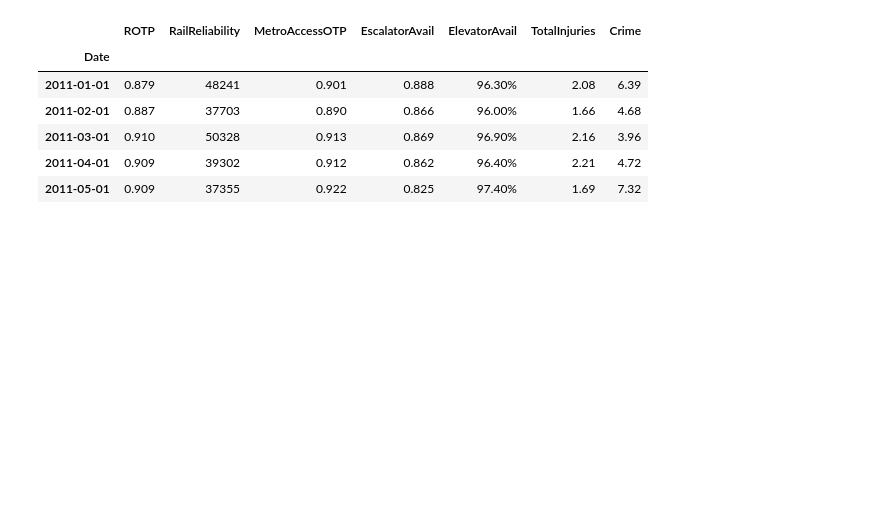
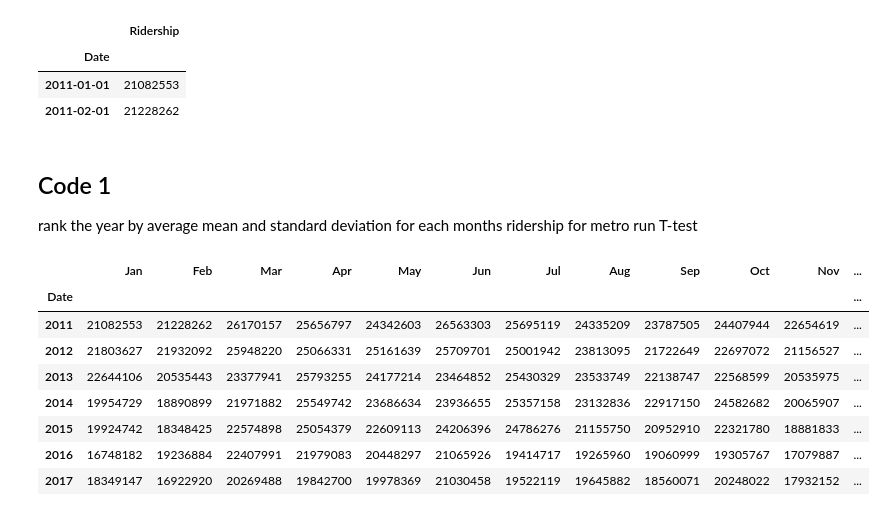
Before and after one commit to yegorkryukov/dc_public_transport, a Jupyter notebook: project_3.ipynb, the cells around one changed output. Saved outputs shown, nothing was run; the diff lists cells and outputs as text; code cells hidden in the pictures; blank space fills up the shorter version.

```diff
--- a/project_3.ipynb
+++ b/project_3.ipynb
@@ -108,10 +60,31 @@ plt.show()
-# %%
-metro_df.head()
-# %% [output]
-|  | ROTP | RailReliability | MetroAccessOTP | EscalatorAvail | ElevatorAvail | TotalInjuries | Crime |
-| Date |  |  |  |  |  |  |  |
-| 2011-01-01 | 0.879 | 48241 | 0.901 | 0.888 | 96.30% | 2.08 | 6.39 |
-| 2011-02-01 | 0.887 | 37703 | 0.890 | 0.866 | 96.00% | 1.66 | 4.68 |
-| 2011-03-01 | 0.910 | 50328 | 0.913 | 0.869 | 96.90% | 2.16 | 3.96 |
-| 2011-04-01 | 0.909 | 39302 | 0.912 | 0.862 | 96.40% | 2.21 | 4.72 |
-| 2011-05-01 | 0.909 | 37355 | 0.922 | 0.825 | 97.40% | 1.69 | 7.32 |
+# %%
+metro_ride.head(2)
+# %% [output]
+|  | Ridership |
+| Date |  |
+| 2011-01-01 | 21082553 |
+| 2011-02-01 | 21228262 |
+# %% [markdown]
+## Code 1
+ rank the year by average
+ mean and standard deviation for each months ridership for metro
+ run T-test
+# %%
+import calendar
+months = [name[:3] for name in calendar.month_name[1:]]
+# %%
+mr_by_year = pd.pivot_table(metro_ride, columns=metro_ride.index.month, index=metro_ride.index.year,
+                    values='Ridership', aggfunc='sum')
+mr_by_year.columns = months
+mr_by_year.to_csv('results/table1.csv')
+mr_by_year
+# %% [output]
+|  | Jan | Feb | Mar | Apr | May | Jun | Jul | Aug | Sep | Oct | Nov | ... |
+| Date |  |  |  |  |  |  |  |  |  |  |  | ... |
+| 2011 | 21082553 | 21228262 | 26170157 | 25656797 | 24342603 | 26563303 | 25695119 | 24335209 | 23787505 | 24407944 | 22654619 | ... |
+| 2012 | 21803627 | 21932092 | 25948220 | 25066331 | 25161639 | 25709701 | 25001942 | 23813095 | 21722649 | 22697072 | 21156527 | ... |
+| 2013 | 22644106 | 20535443 | 23377941 | 25793255 | 24177214 | 23464852 | 25430329 | 23533749 | 22138747 | 22568599 | 20535975 | ... |
+| 2014 | 19954729 | 18890899 | 21971882 | 25549742 | 23686634 | 23936655 | 25357158 | 23132836 | 22917150 | 24582682 | 20065907 | ... |
+| 2015 | 19924742 | 18348425 | 22574898 | 25054379 | 22609113 | 24206396 | 24786276 | 21155750 | 20952910 | 22321780 | 18881833 | ... |
+| 2016 | 16748182 | 19236884 | 22407991 | 21979083 | 20448297 | 21065926 | 19414717 | 19265960 | 19060999 | 19305767 | 17079887 | ... |
+| 2017 | 18349147 | 16922920 | 20269488 | 19842700 | 19978369 | 21030458 | 19522119 | 19645882 | 18560071 | 20248022 | 17932152 | ... |
```
Also changed, not shown: parts of 16 cells of this notebook, 8 other files.
